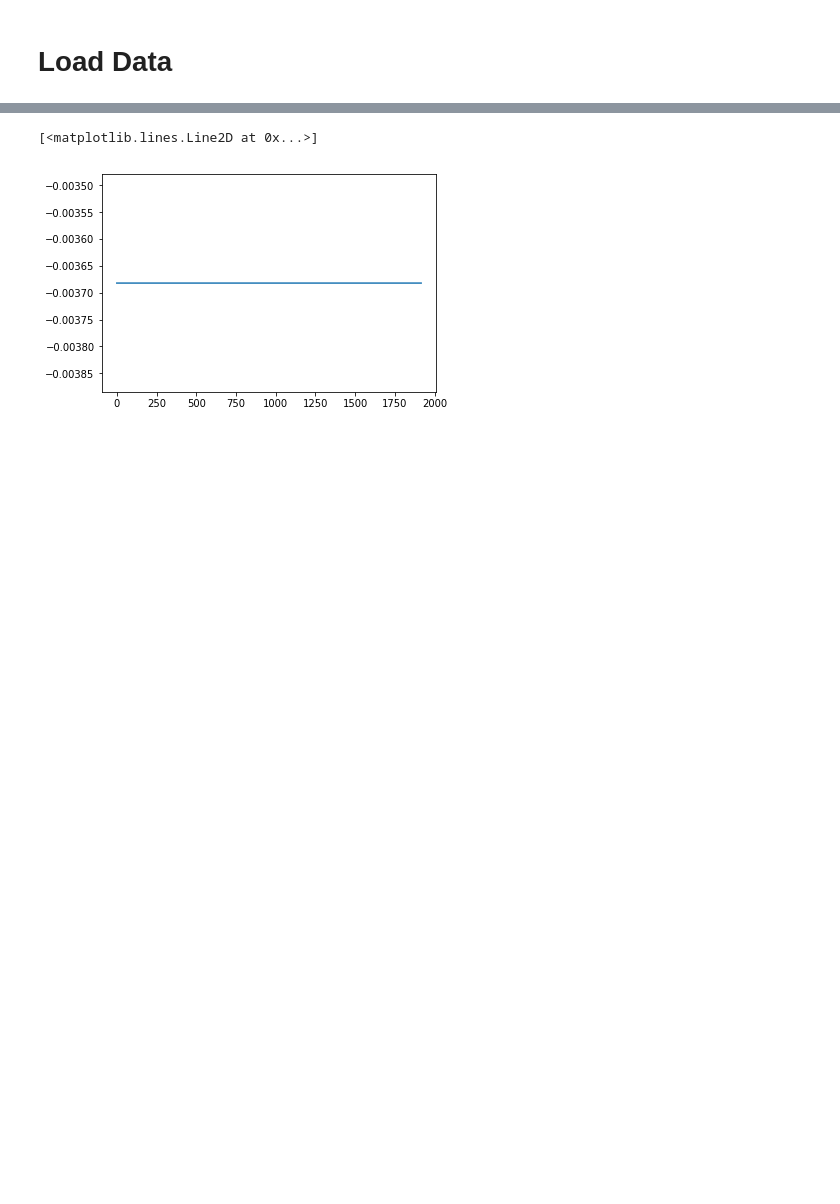
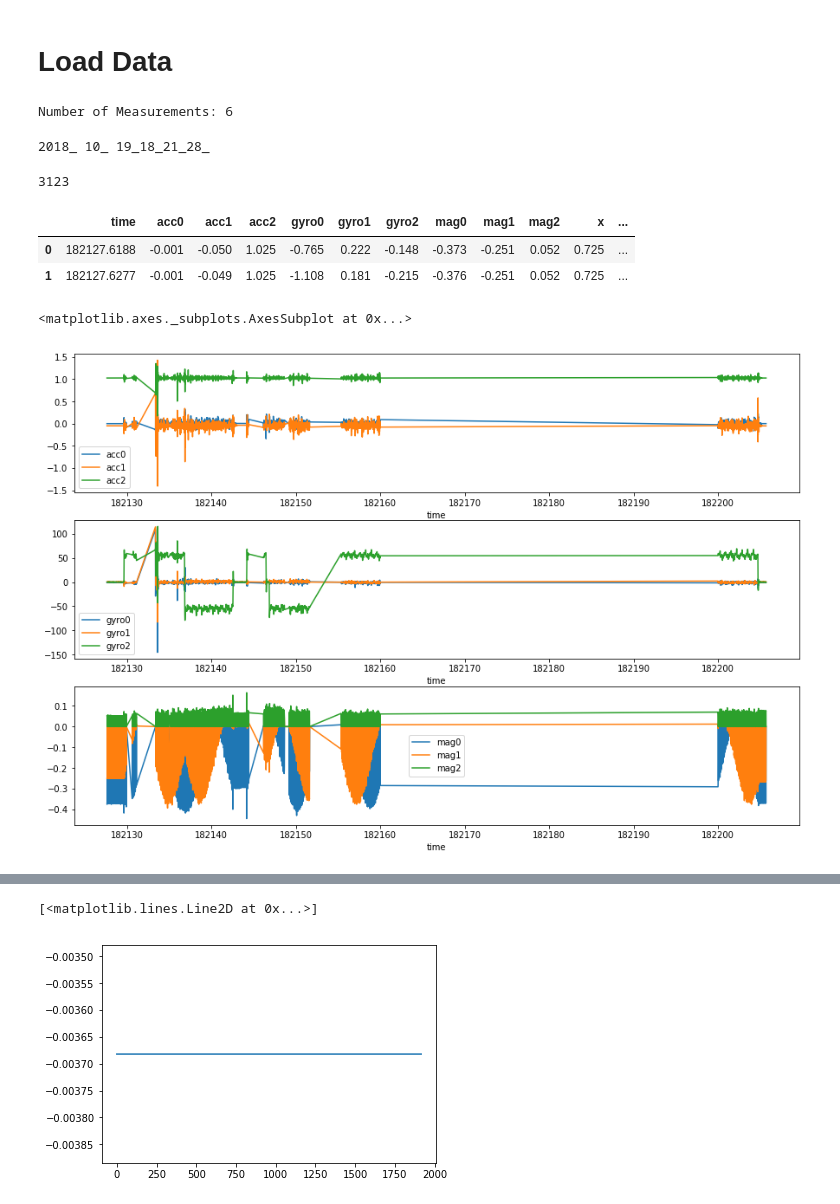
Before and after one commit to gergelyhunyady/DL_HW, a Jupyter notebook: Code/Bazs/Scratch/MIRAnet_Test_Bazs.ipynb, the cells around one changed output, grey strips where cells are left out. Cells and saved outputs as stored; diff of their text form; code cells hidden in the pictures; blank space fills up the shorter version.

```diff
--- a/Code/Bazs/Scratch/MIRAnet_Test_Bazs.ipynb
+++ b/Code/Bazs/Scratch/MIRAnet_Test_Bazs.ipynb
@@ -188,0 +103,7 @@ for i in range(dfarray.shape[0]):
+# %%
+lock_meas = '..\\DATA\\RAW\\Measure_02'
+file_list = os.listdir(lock_meas)
+nb_meas = len(file_list)/4
+print("Number of Measurements: %0.f" % nb_meas)
+# %% [output]
+Number of Measurements: 6
@@ -188,0 +115,21 @@ for i in range(dfarray.shape[0]):
+# %%
+# Load in one favourite measurement block
+meas_id = 4
+print(str(meas_list[meas_id]))
+
+if meas_id>(nb_meas-1):
+    print('Error: Out of range. Meas_id set to default 0')
+    meas = 0
+meas_date = str(meas_list[meas_id])
+
+imu_data = pd.read_csv(lock_meas + '\\' + meas_date + 'IMU.txt',
+                               sep='\t',
+                               decimal=',',
+                               names=['time', 'acc0', 'acc1', 'acc2', 'gyro0', 'gyro1', 'gyro2', 'mag0', 'mag1', 'mag2'])
+
+mocap_data = pd.read_csv(lock_meas + '\\' + meas_date + 'MoCap.txt',
+                                 sep='\t',
+                                 decimal=',',
+                                 names=['time', 'x', 'y', 'z', 'tracked', 'beta', 'Qx', 'Qy', 'Qz', 'Qw'])
+# %% [output]
+2018_ 10_ 19_18_21_28_
@@ -188,0 +140,25 @@ for i in range(dfarray.shape[0]):
+# %%
+data = pd.merge(imu_data, mocap_data, on=['time'], how='inner')
+len(data)
+# %% [output]
+3123
+# %%
+data.head(2)
+# %% [output]
+|  | time | acc0 | acc1 | acc2 | gyro0 | gyro1 | gyro2 | mag0 | mag1 | mag2 | x | ... |
+| 0 | 182127.6188 | -0.001 | -0.050 | 1.025 | -0.765 | 0.222 | -0.148 | -0.373 | -0.251 | 0.052 | 0.725 | ... |
+| 1 | 182127.6277 | -0.001 | -0.049 | 1.025 | -1.108 | 0.181 | -0.215 | -0.376 | -0.251 | 0.052 | 0.725 | ... |
+# %%
+f1, (ax1, ax2, ax3) = plt.subplots(3, 1)
+data.plot(x='time', y='acc0', figsize=(15,10), ax=ax1)
+data.plot(x='time', y='acc1', ax=ax1)
+data.plot(x='time', y='acc2', ax=ax1)
+data.plot(x='time', y='gyro0', ax=ax2)
+data.plot(x='time', y='gyro1', ax=ax2)
+data.plot(x='time', y='gyro2', ax=ax2)
+data.plot(x='time', y='mag0', ax=ax3)
+data.plot(x='time', y='mag1', ax=ax3)
+data.plot(x='time', y='mag2', ax=ax3)
+# %% [output]
+<matplotlib.axes._subplots.AxesSubplot at 0x...>
+[figure, added]
```
Also changed, not shown: parts of 14 cells of this notebook, 8 other files.
